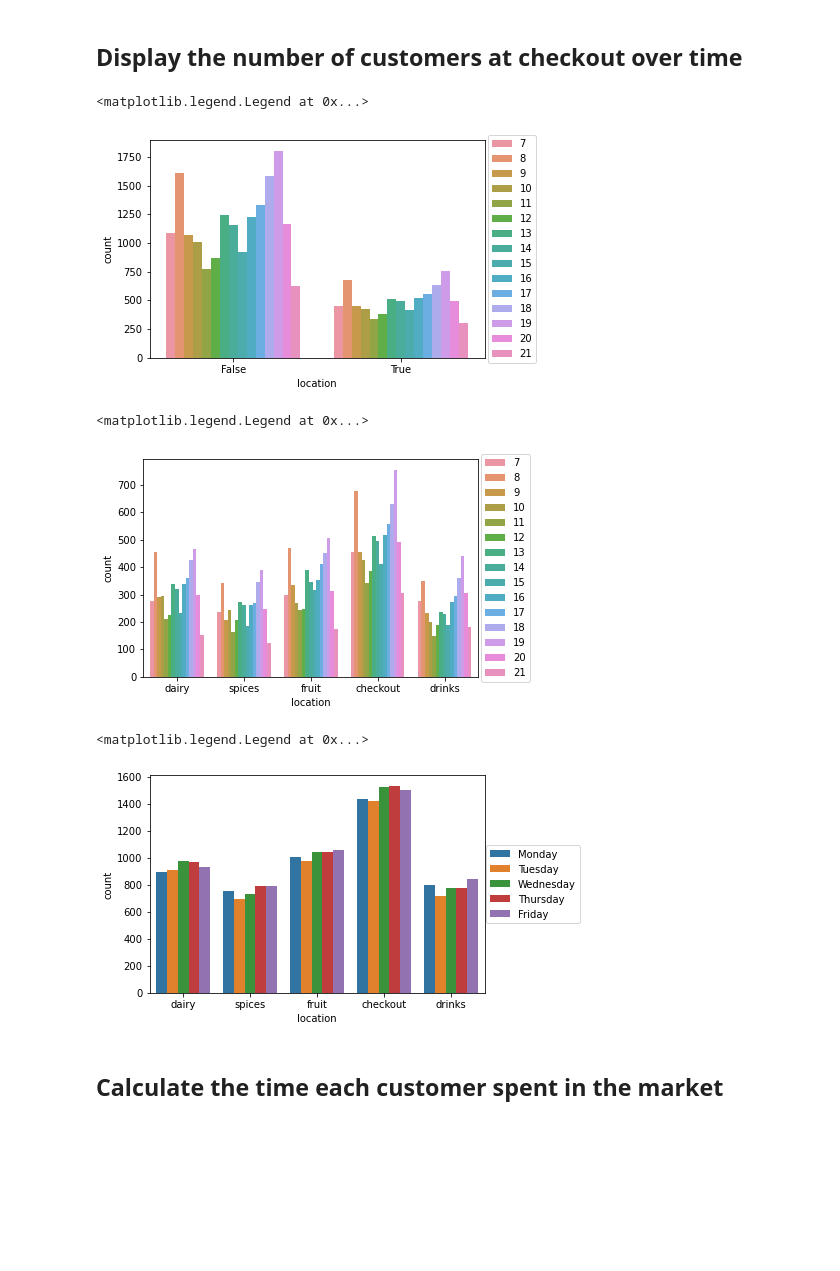
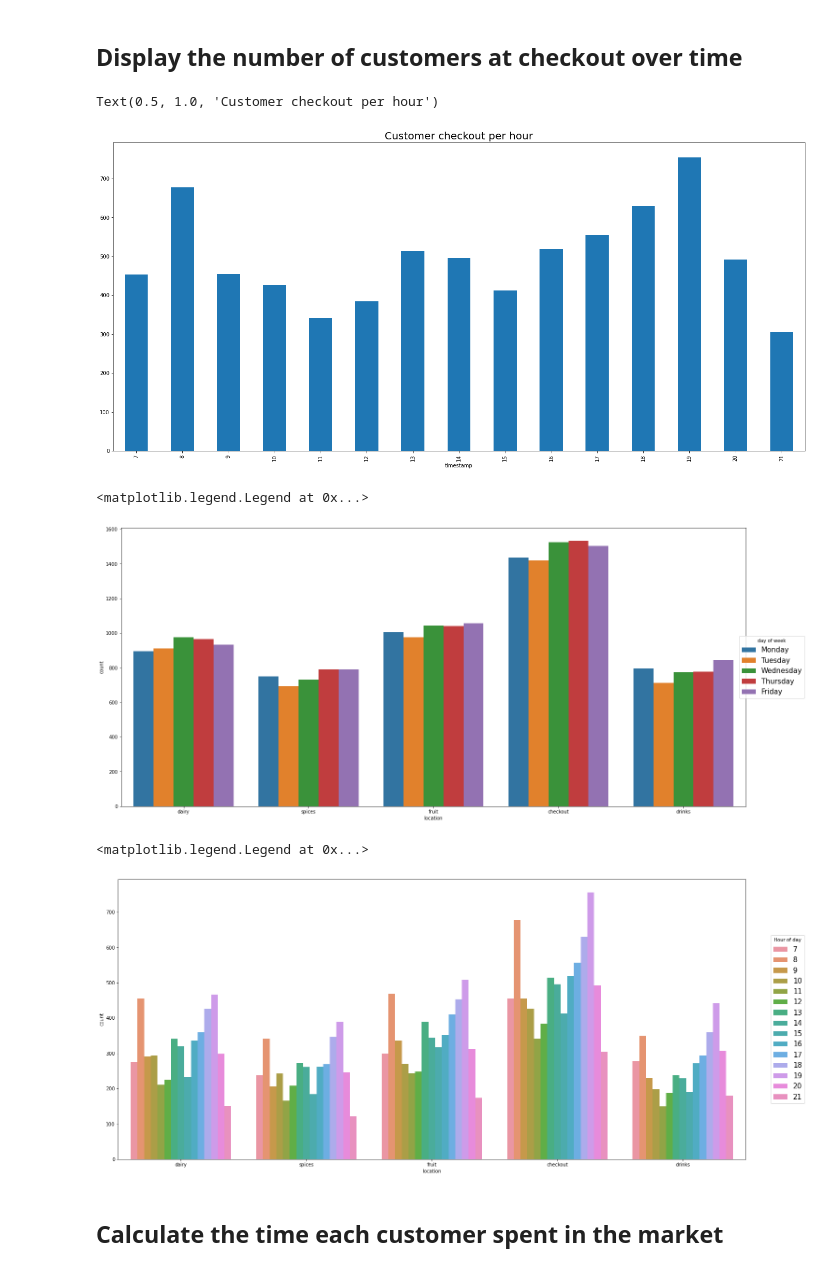
Before and after one commit to Amaranga/markov_ki, a Jupyter notebook: project8_data_exploration.ipynb, the cells around one changed output. Drawn from its saved outputs; the diff is of its cells as text; code cells hidden in the pictures; blank space fills up the shorter version.

```diff
--- a/project8_data_exploration.ipynb
+++ b/project8_data_exploration.ipynb
@@ -121,23 +148,31 @@ plt.legend(bbox_to_anchor=(1.17, 0.5), loc=5)
 # %% [markdown]
 ## Display the number of customers at checkout over time
+# %%
+df_checkout = df_all[df_all["location"] == "checkout"]
+#sns.countplot(x=df_checkout["location"], hue = df_checkout.index.hour)
+df_checkout["location"].groupby(df_checkout.index.hour).count().plot(kind = "bar")
+plt.title("Customer checkout per hour", fontsize = 20)
+# %% [output]
+Text(0.5, 1.0, 'Customer checkout per hour')
+[figure, added]
 # %%
-sns.countplot(x=df_all.location=='checkout', hue=df_all.hour)
-plt.legend(bbox_to_anchor=(1.17, 0.5), loc=5)
+# sns.countplot(x=df_all.location=='checkout', hue=df_all.hour)
+# plt.legend(bbox_to_anchor=(1.17, 0.5), loc=5)
 #plt.legend(bbox_to_anchor=(1.05, 1), loc=2, borderaxespad=0.)
-# %% [output]
-<matplotlib.legend.Legend at 0x...>
-[figure, removed]
 # %%
-sns.countplot(x=df_all.location, hue=df_all.hour)
-plt.legend(bbox_to_anchor=(1.17, 0.5), loc=5)
+# Calculate the total number of customers in each section over time (day)
+sns.countplot(x=df_all.location, hue=df_all.day_of_week)
+plt.legend(bbox_to_anchor=(1.1, 0.5), loc=5, title = "day of week", fontsize = 15)
 # %% [output]
 <matplotlib.legend.Legend at 0x...>
-[figure, old version]
+[figure, new version]
-# %%
-sns.countplot(data=df_all, x='location', hue='day')
-plt.legend(bbox_to_anchor=(1.3, 0.5), loc=5)
-# %% [output]
-<matplotlib.legend.Legend at 0x...>
-[figure, removed]
+# %%
+# Calculate the total number of customers in each section over time: hour
+sns.countplot(x=df_all.location, hue=df_all.hour)
+plt.legend(bbox_to_anchor=(1.17, 0.5), loc=5)
+plt.legend(bbox_to_anchor=(1.1, 0.5), loc=5, title = "Hour of day", fontsize = 15)
+# %% [output]
+<matplotlib.legend.Legend at 0x...>
+[figure, added]
 # %% [markdown]
 ## Calculate the time each customer spent in the market
```
Also changed, not shown: parts of 22 cells of this notebook.
